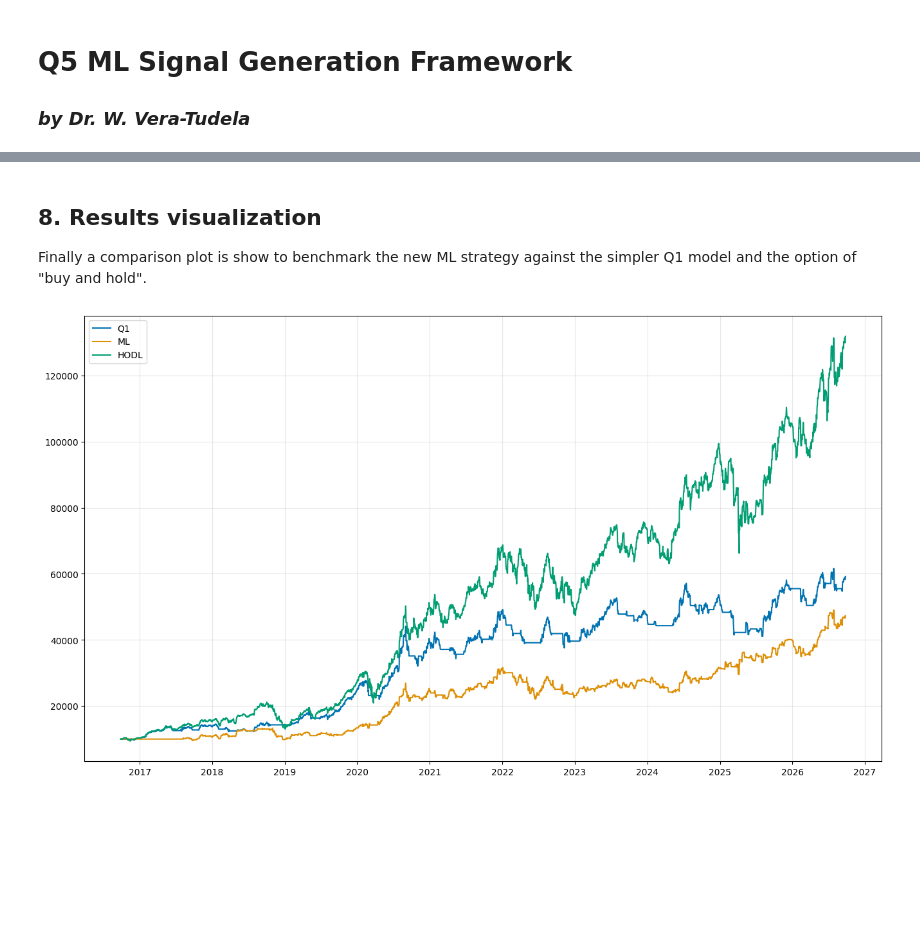
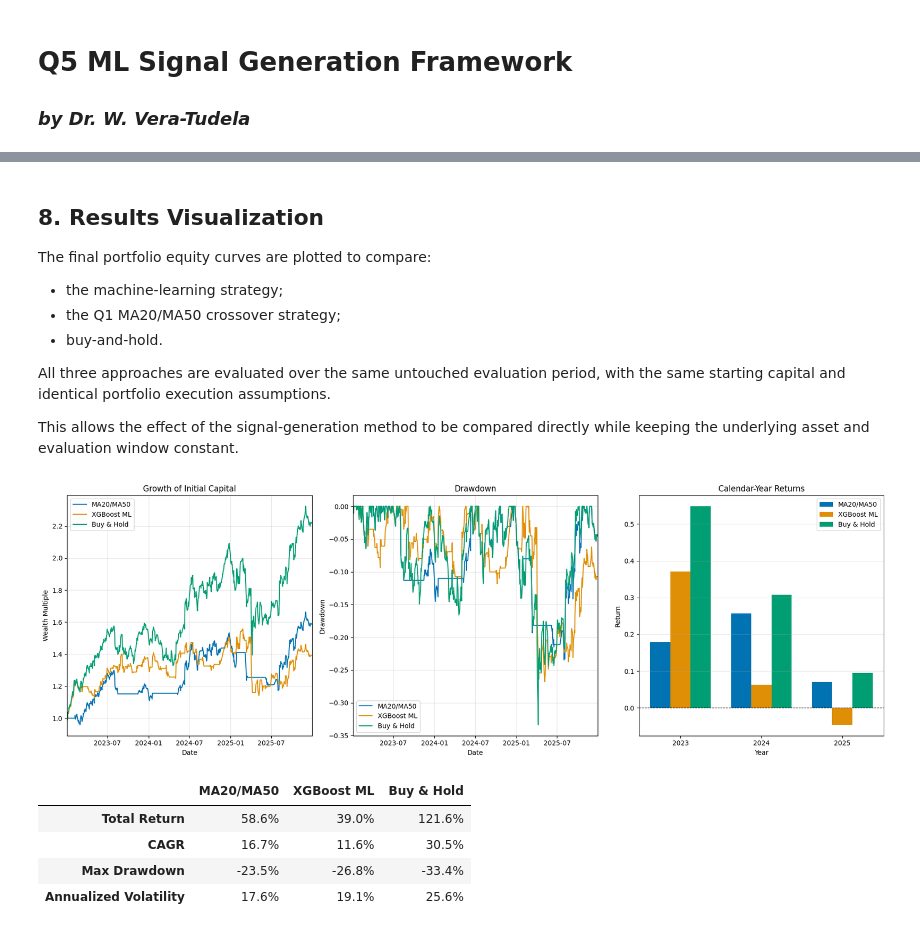
Before and after one commit to wveratudela/quant-research, a Jupyter notebook: Q5_ml_signal_generation/Q5_notebook.ipynb, the cells around one changed output, grey strips where cells are left out. Saved outputs shown, nothing was run; the diff lists cells and outputs as text; code cells hidden in the pictures; blank space fills up the shorter version.

```diff
--- a/Q5_ml_signal_generation/Q5_notebook.ipynb
+++ b/Q5_ml_signal_generation/Q5_notebook.ipynb
@@ -250,13 +503,16 @@ This is done by the function `signal_backtest`.
 # %%
-# Map walk-forward predictions back to daily dates
-# results_df has dates from non-overlapping 5-day samples
-# Need to forward-fill signal to daily frequency
+# Map final weekly predictions back to the daily evaluation timeline
+signal_ml = (
+    pd.Series(
+        results_final["prediction"].values,
+        index=results_final["date"],
+    )
+    .reindex(prices.index)
+    .ffill()
+)
 
-signal_ML = pd.Series(
-    results_df['pred_xgb'].values,
-    index=results_df['date']
-).reindex(df.index).ffill().fillna(0)
+# Restrict to the final evaluation period
+signal_ml = signal_ml.loc["2023-01-01":"2025-12-31"].fillna(0)
 
-# Now signal_ml is 1 (long) or 0 (flat) on every day
-# Feed into Q1 backtester with AAPL prices
+# 1 = long, 0 = cash
 # %%
@@ -283,16 +556,25 @@ HODL:  $131,880
 # %% [markdown]
-## 8. Results visualization
+## 8. Results Visualization
 
-Finally a comparison plot is show to benchmark the new ML strategy against the simpler Q1 model and the option of "buy and hold".
+The final portfolio equity curves are plotted to compare:
+
+- the machine-learning strategy;
+- the Q1 MA20/MA50 crossover strategy;
+- buy-and-hold.
+
+All three approaches are evaluated over the same untouched evaluation period, with the same starting capital and identical portfolio execution assumptions.
+
+This allows the effect of the signal-generation method to be compared directly while keeping the underlying asset and evaluation window constant.
-# %%
-plt.figure(figsize=(16, 9))
-colors = sns.color_palette("colorblind")
-
-plt.plot(dataQ1['Total'], color=colors[0], label = 'Q1')
-plt.plot(dataML['Total'], color=colors[1], label = 'ML')
-plt.plot(dataML['Buy_Hold'], color=colors[2], label = 'HODL')
-plt.grid(alpha=0.3)
-plt.legend()
-plt.show()
-# %% [output]
-[figure, removed]
+# %%
+plot_strategy_comparison(dataQ1, dataML)
+
+summary = strategy_summary(dataQ1, dataML)
+
+display(summary.style.format("{:.1%}", na_rep="—"))
+# %% [output]
+[figure, added]
+|  | MA20/MA50 | XGBoost ML | Buy & Hold |
+| Total Return | 58.6% | 39.0% | 121.6% |
+| CAGR | 16.7% | 11.6% | 30.5% |
+| Max Drawdown | -23.5% | -26.8% | -33.4% |
+| Annualized Volatility | 17.6% | 19.1% | 25.6% |
```
Also changed, not shown: parts of 27 cells of this notebook, 23 other files.
